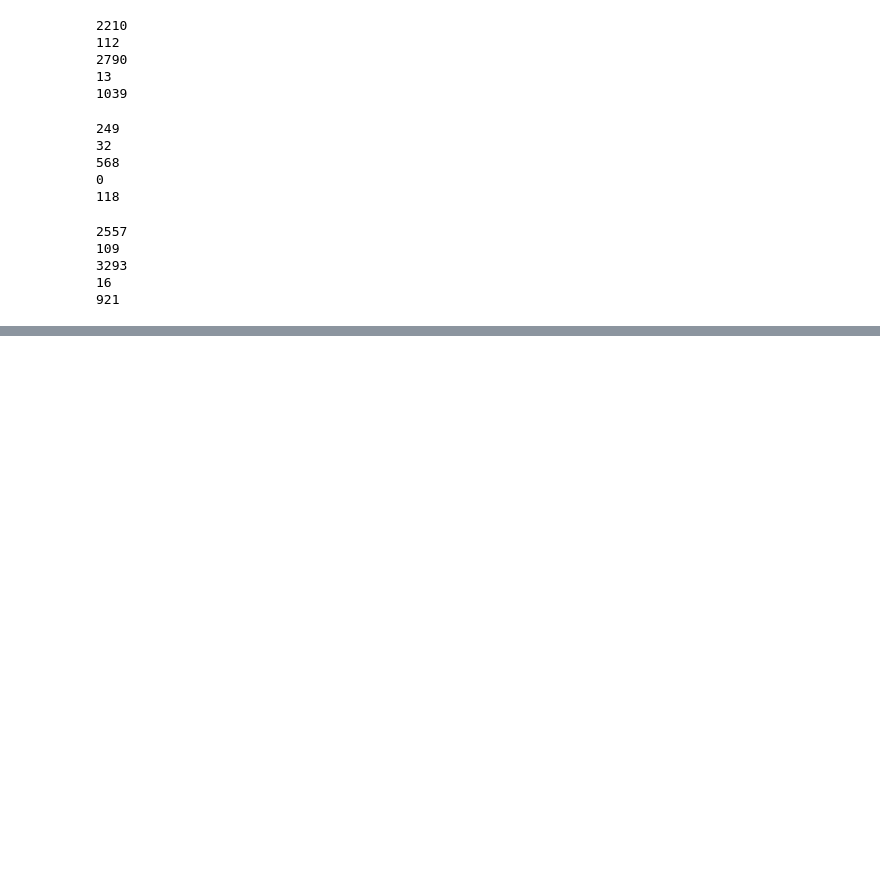
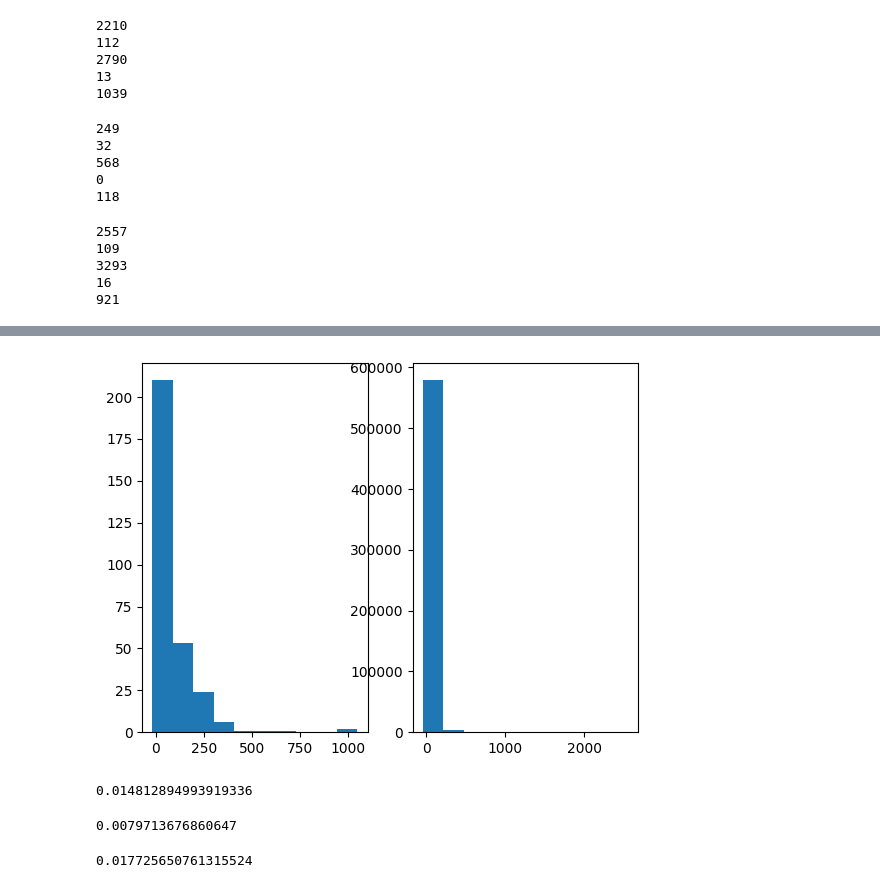
Before and after one commit to dyk00/2AMM20, a Jupyter notebook: [2AMM20] Aviation Data Exploration .ipynb, the cells around one changed output, grey strips where cells are left out. Drawn from its saved outputs; the diff is of its cells as text; code cells hidden in the pictures; blank space fills up the shorter version.

```diff
--- a/[2AMM20] Aviation Data Exploration .ipynb
+++ b/[2AMM20] Aviation Data Exploration .ipynb
@@ -206,0 +320,19 @@ print(len(da_l_2022))
+# %%
+fig, (ax1, ax2) = plt.subplots(1,2)
+ax1.hist(air_2022_df[air_2022_df['CANCELLED']==1]['DEP_DELAY'])
+ax2.hist(air_2022_df[air_2022_df['CANCELLED']==0]['DEP_DELAY'])
+fig.show()
+# %% [output]
+[figure, added]
+# %%
+len(air_2018_df[air_2018_df['CANCELLED']==1])/len(air_2018_df)
+# %% [output]
+0.014812894993919336
+# %%
+len(air_2020_df[air_2020_df['CANCELLED']==1])/len(air_2020_df)
+# %% [output]
+0.0079713676860647
+# %%
+len(air_2022_df[air_2022_df['CANCELLED']==1])/len(air_2022_df)
+# %% [output]
+0.017725650761315524
```
Also changed, not shown: parts of 10 cells of this notebook.
